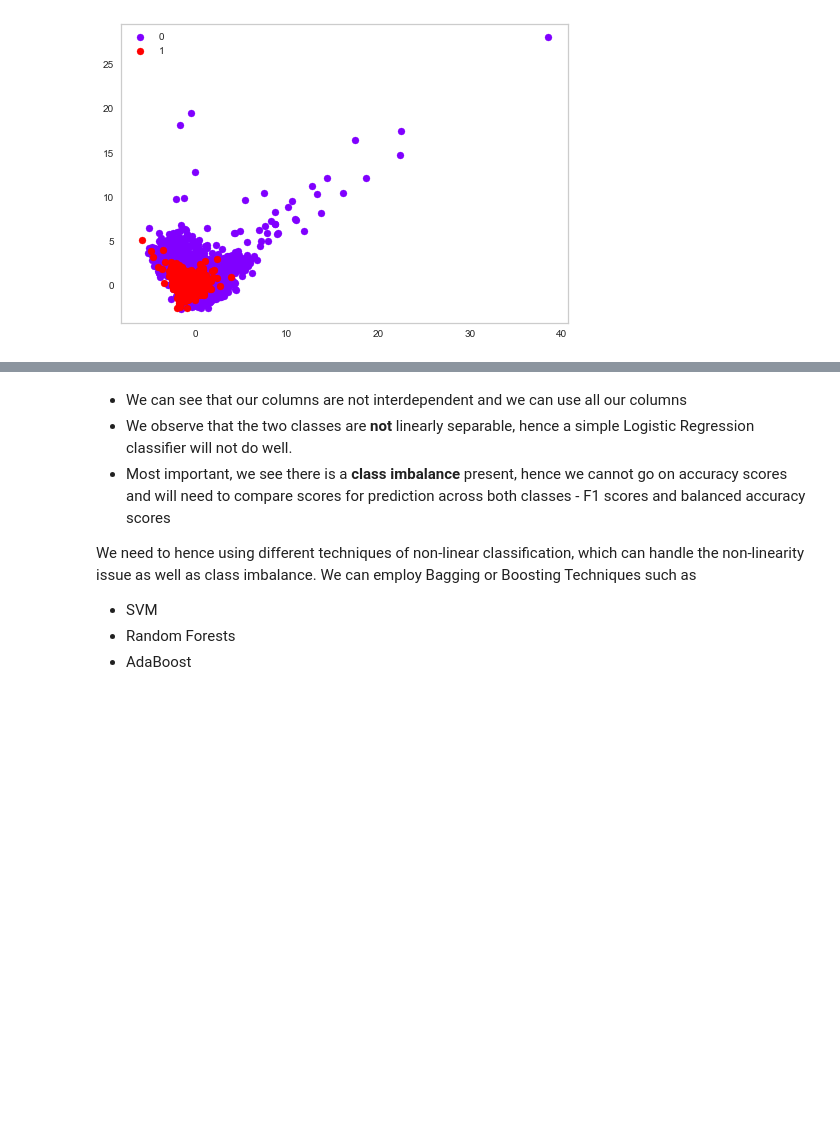
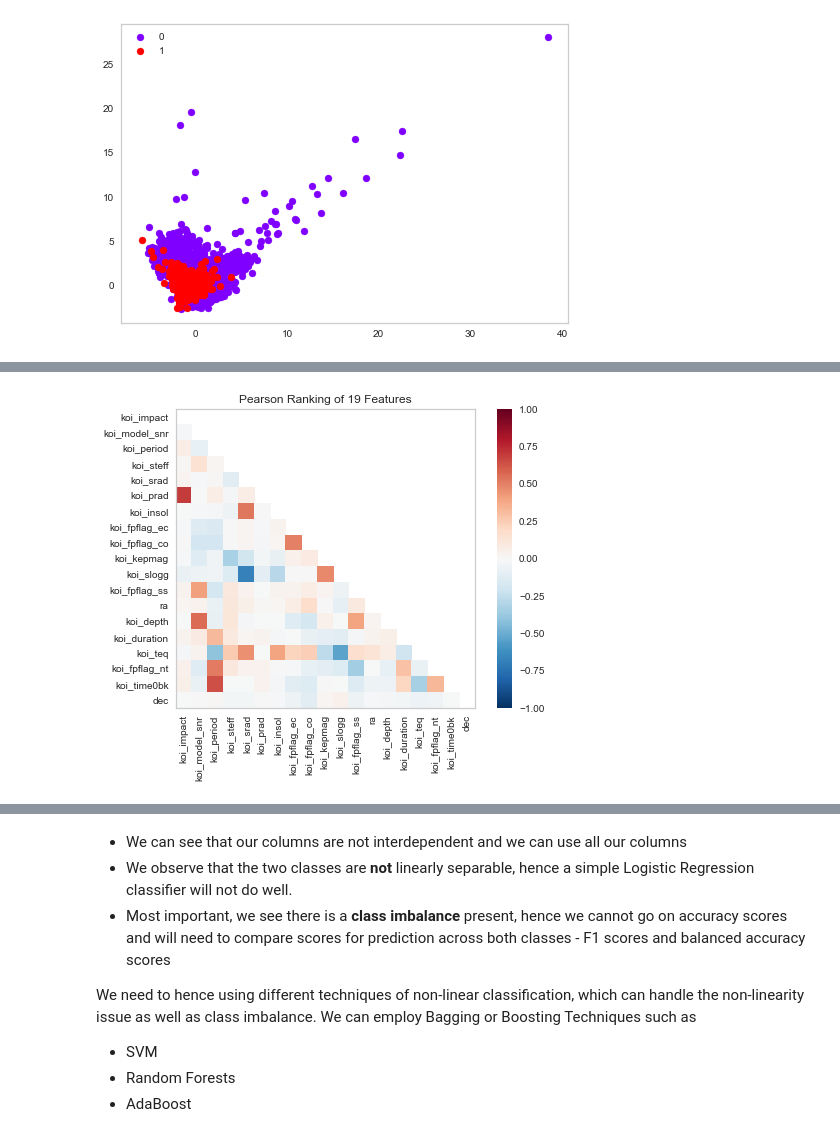
Before and after one commit to aditeyabaral/kepler-exoplanet-analysis, a Jupyter notebook: src/Prediction_ML.ipynb, the cells around one changed output, grey strips where cells are left out. Drawn from its saved outputs; the diff is of its cells as text; code cells hidden in the pictures; blank space fills up the shorter version.

```diff
--- a/src/Prediction_ML.ipynb
+++ b/src/Prediction_ML.ipynb
@@ -154,0 +180,4 @@ getVarianceContribution(X, y)
+# %%
+getPearsonRanking(X)
+# %% [output]
+[figure, added]
```
Also changed, not shown: parts of 37 cells of this notebook, 12 other files.
